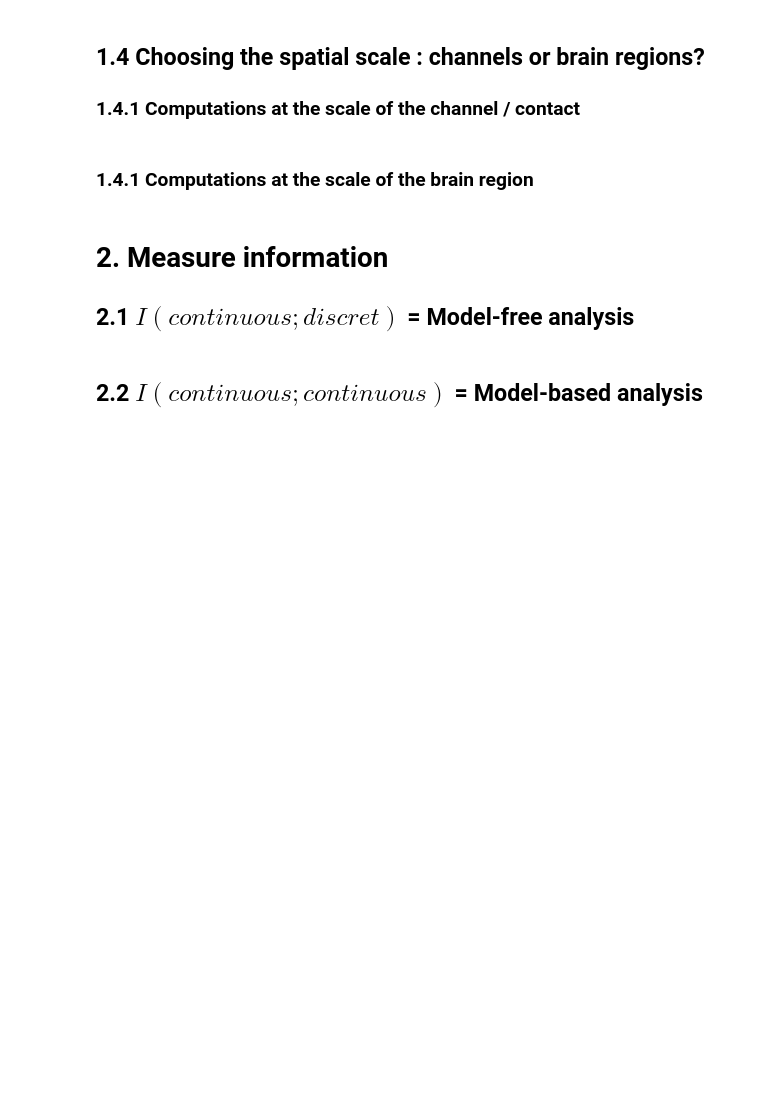
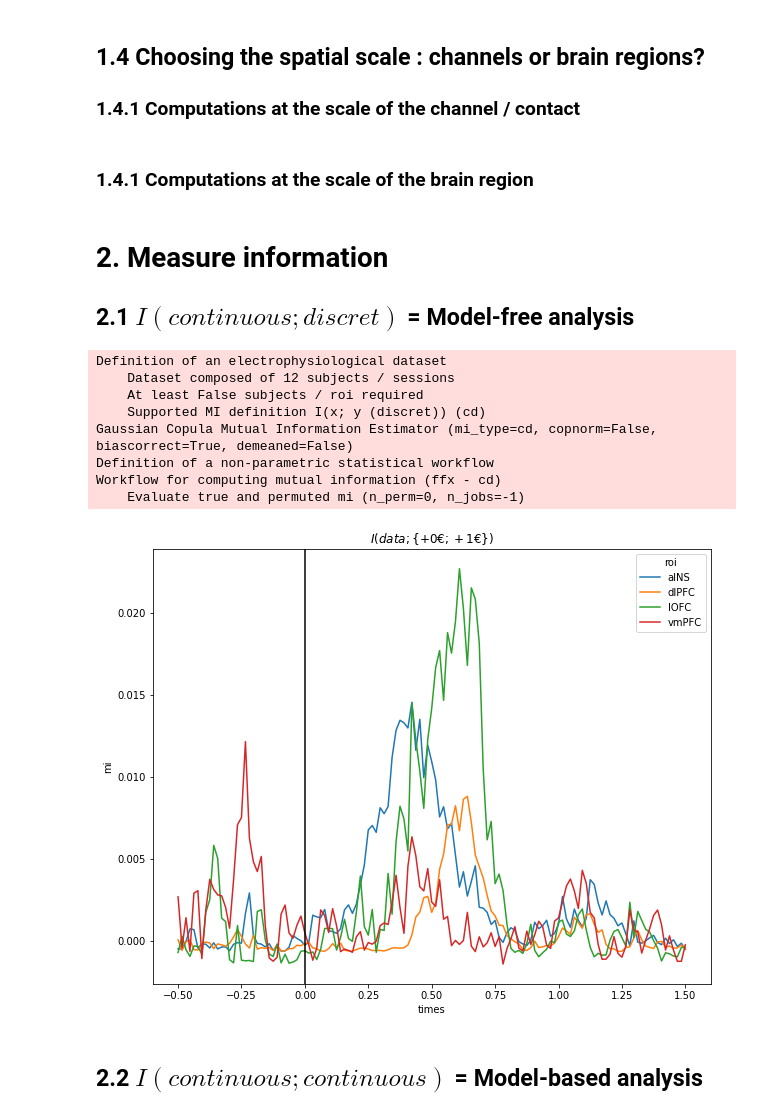
Before and after one commit to brainets/CookingFrites, a Jupyter notebook: notebooks/2_tuto_measuring_information.ipynb, the cells around one changed output. Saved outputs shown, nothing was run; the diff lists cells and outputs as text; code cells hidden in the pictures; blank space fills up the shorter version.

```diff
--- a/notebooks/2_tuto_measuring_information.ipynb
+++ b/notebooks/2_tuto_measuring_information.ipynb
@@ -272,28 +290,38 @@ Therefore, you can ask questions like :
 # %%
 # load the hga, with the outcomes during the reward condition
 hga = load_ms(model='outcome', condition='rew', space='roi')
-
+# hga
 # define the DatasetEphy
 ds = DatasetEphy(hga, y='outcome', roi='roi', times='times')
 
-"""
-define the type of mutual information to compute
-'cd' = I(continuous; discret)
-     = I(brain data; stimulus)
-"""
+# """
+# define the type of mutual information to compute
+# 'cd' = I(continuous; discret)
+#      = I(brain data; stimulus)
+# """
 mi_type = 'cd'
 
 # define a workflow of mutual-information
 wf = WfMi(mi_type=mi_type, inference='ffx')
 
 # run the workflow (without stat for the moment)
 mi, pv = wf.fit(ds, mcp=None)
 
 # plot the result
 plt.figure(figsize=(10, 8))
 mi.plot(x='times', hue='roi')
 plt.axvline(0., color='k')
 plt.title(r"$I(data; \{+0€; +1€\})$");
+# %% [output]
+Definition of an electrophysiological dataset
+    Dataset composed of 12 subjects / sessions
+    At least False subjects / roi required
+    Supported MI definition I(x; y (discret)) (cd)
+Gaussian Copula Mutual Information Estimator (mi_type=cd, copnorm=False, biascorrect=True, demeaned=False)
+Definition of a non-parametric statistical workflow
+Workflow for computing mutual information (ffx - cd)
+    Evaluate true and permuted mi (n_perm=0, n_jobs=-1)
+[figure, added]
 # %% [markdown]
 ## 2.2 $I(continuous; continuous)$ = Model-based analysis
 # %%
```
Also changed, not shown: parts of 14 cells of this notebook, 3 other files.
